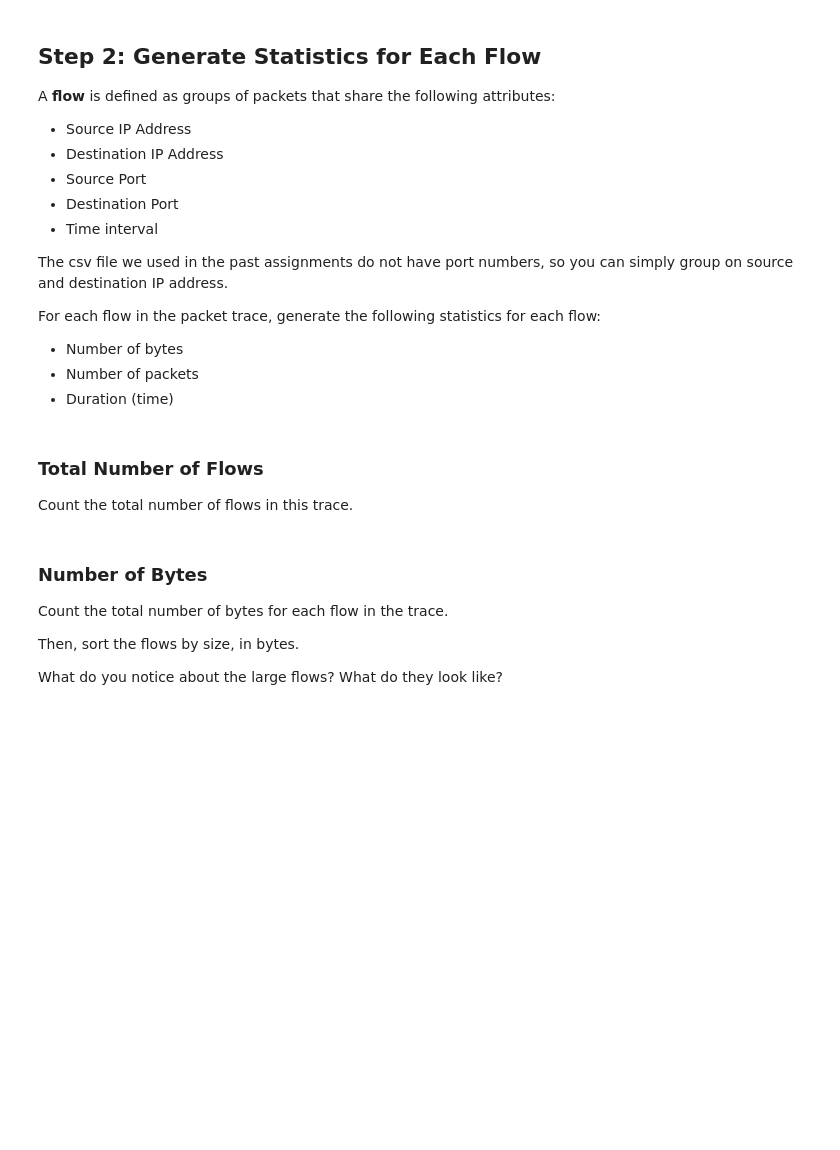
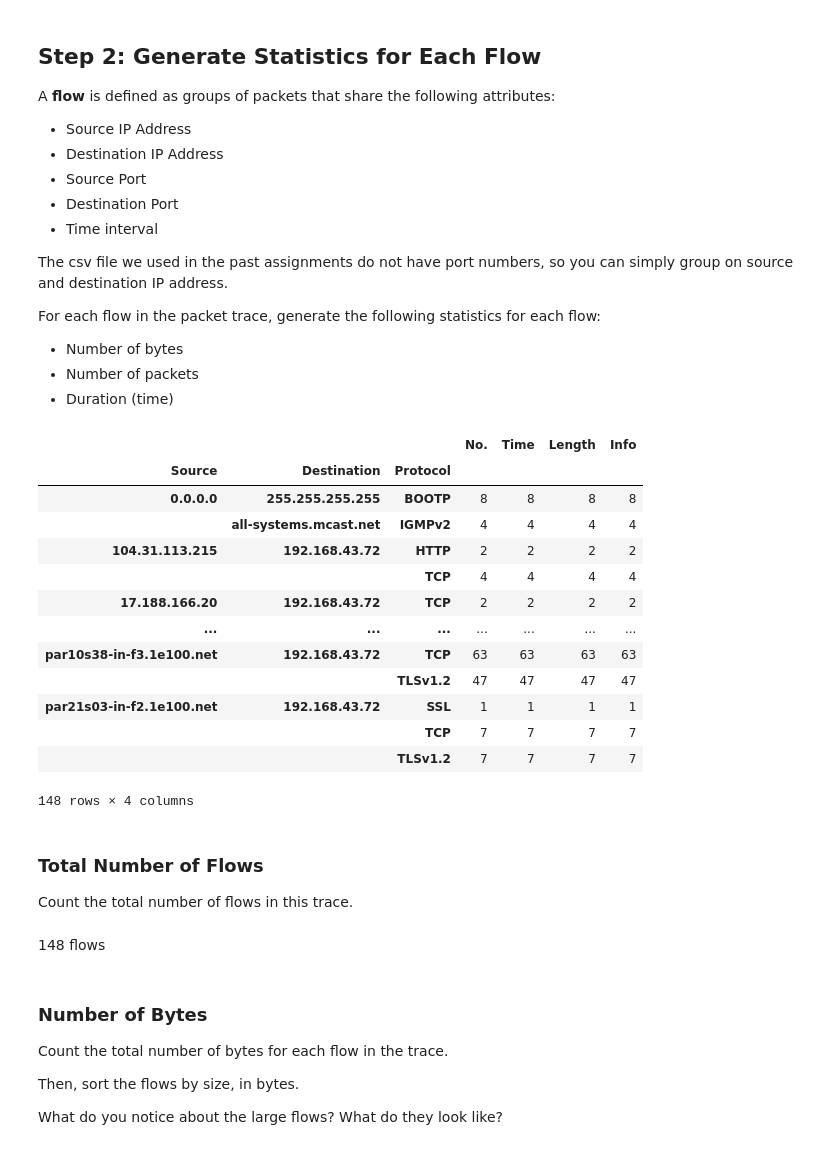
Before and after one commit to md-45/ml-systems-copy, a Jupyter notebook: docs/notebooks/05-Data-Acquisition-Clean.ipynb, the cells around one changed output. Cells and saved outputs as stored; diff of their text form; code cells hidden in the pictures; blank space fills up the shorter version.

Commit message:
Continuing until counting packets in flow

```diff
--- a/docs/notebooks/05-Data-Acquisition-Clean.ipynb
+++ b/docs/notebooks/05-Data-Acquisition-Clean.ipynb
@@ -42,10 +64,30 @@ For each flow in the packet trace, generate the following statistics for each fl
 * Number of bytes
 * Number of packets
 * Duration (time)
+# %%
+flows_ndf = ndf.groupby(["Source", "Destination", "Protocol"]).count()
+flows_ndf
+# %% [output]
+|  |  |  | No. | Time | Length | Info |
+| Source | Destination | Protocol |  |  |  |  |
+| 0.0.0.0 | 255.255.255.255 | BOOTP | 8 | 8 | 8 | 8 |
+|  | all-systems.mcast.net | IGMPv2 | 4 | 4 | 4 | 4 |
+| 104.31.113.215 | 192.168.43.72 | HTTP | 2 | 2 | 2 | 2 |
+|  |  | TCP | 4 | 4 | 4 | 4 |
+| 17.188.166.20 | 192.168.43.72 | TCP | 2 | 2 | 2 | 2 |
+| ... | ... | ... | ... | ... | ... | ... |
+| par10s38-in-f3.1e100.net | 192.168.43.72 | TCP | 63 | 63 | 63 | 63 |
+|  |  | TLSv1.2 | 47 | 47 | 47 | 47 |
+| par21s03-in-f2.1e100.net | 192.168.43.72 | SSL | 1 | 1 | 1 | 1 |
+|  |  | TCP | 7 | 7 | 7 | 7 |
+|  |  | TLSv1.2 | 7 | 7 | 7 | 7 |
+148 rows × 4 columns
 # %% [markdown]
 ### Total Number of Flows
 
 Count the total number of flows in this trace.
+# %% [markdown]
+148 flows
 # %% [markdown]
 ### Number of Bytes
 
```
Also changed, not shown: parts of 7 cells of this notebook.
